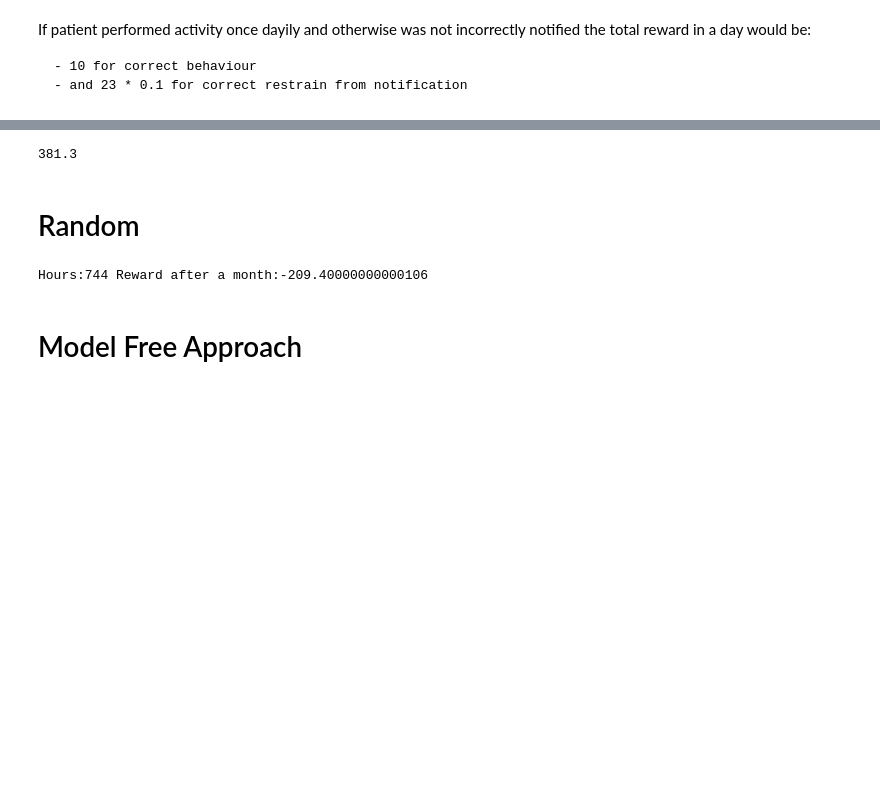
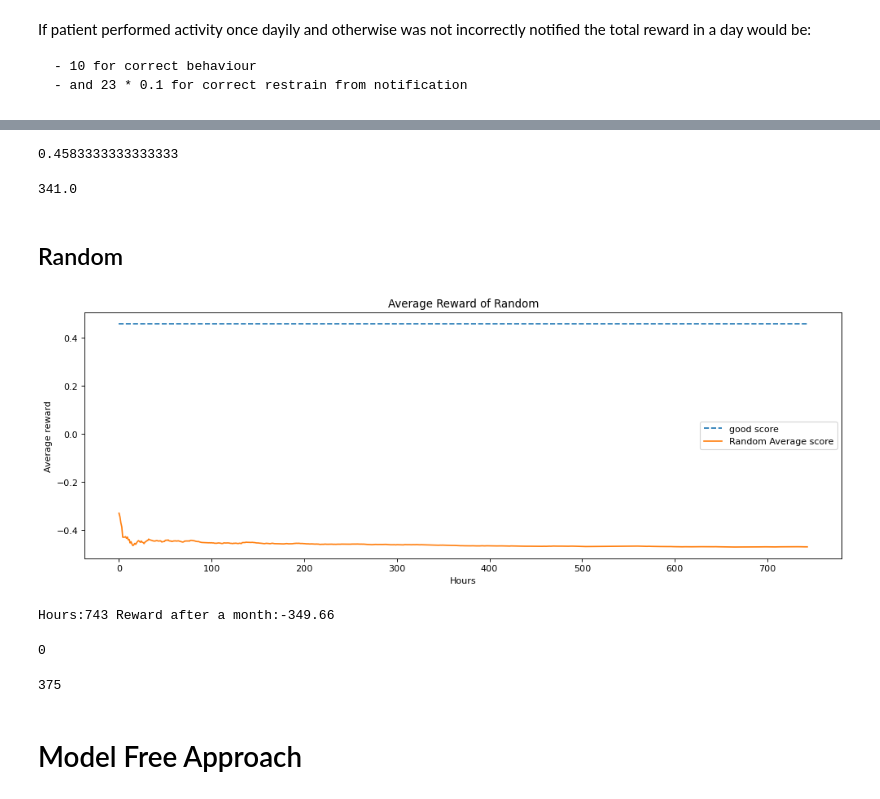
Before and after one commit to sysmon37/aibi-dhi-simulator, a Jupyter notebook: BasicPatient.ipynb, the cells around one changed output, grey strips where cells are left out. Cells and saved outputs as stored; diff of their text form; code cells hidden in the pictures; blank space fills up the shorter version.

Commit message:
simplified time and weekday representation , simplified action space

```diff
--- a/BasicPatient.ipynb
+++ b/BasicPatient.ipynb
@@ -19,7 +22,7 @@ If patient performed activity once dayily and otherwise was not incorrectly noti
     - 10 for correct behaviour
     - and 23 * 0.1 for correct restrain from notification
 # %%
-DAyilyGoodReward = 10 + 23 * 0.1
+DAyilyGoodReward = 1* 11 + 23 * 0.0
 # %%
 DAyilyGoodReward
 # %% [output]
@@ -27,24 +30,64 @@ DAyilyGoodReward
+# %%
+goodAverage = DAyilyGoodReward/24
+# %%
+goodAverage
+# %% [output]
+0.4583333333333333
 # %%
-DAyilyGoodReward * 31
+DAyilyGoodReward * 31 # month
 # %% [output]
-381.3
+341.0
 # %% [markdown]
-# Random
+
+## Random
-# %%
-hours = 24 * 31
-total_reward = 0
-for episode in range(1, hours+1):
-#     state = testPatient.reset()
-
-    prompt = random.choice([0,1])
-    activity_difficulty = random.choice([0,1])
-    activity_length = random.choice([0,1])
-    action = (prompt, activity_difficulty, activity_length )
-    state, reward= testPatient.step(action)
-    total_reward+=reward
-
-print('Hours:{} Reward after a month:{}'.format(episode, total_reward))
-# %% [output]
-Hours:744 Reward after a month:-209.40000000000106
+# %%
+hours = 24 * 31
+
+num_runs = 100
+all_averages = []
+T = []
+perVsuggested = []
+for run in tqdm(range(num_runs)):
+    testPatient = Patient(20, True)
+    scores = [0]
+    averages = []
+    total_reward = 0
+    for h in range(0, hours):
+    #     state = testPatient.reset()
+
+        prompt = random.choice([0,1])
+        activity_length = random.choice([0,1])
+        action = (prompt, activity_length)
+        state, reward= testPatient.step(action)
+        total_reward+=reward
+        scores.append(scores[-1] + reward)
+        averages.append(scores[-1] / (h + 1))
+
+    perVsuggested.append(sum(testPatient.activity_performed)/sum(testPatient.activity_suggested) )
+    all_averages.append(averages)
+    T.append(total_reward)
+
+plt.figure(figsize=(15, 5), dpi= 80, facecolor='w', edgecolor='k')
+plt.plot([goodAverage for _ in range(hours)], linestyle="--")
+plt.plot(np.mean(all_averages, axis=0))
+plt.legend(["good score", "Random Average score"])
+plt.title("Average Reward of Random")
+plt.xlabel("Hours")
+plt.ylabel("Average reward")
+plt.show()
+greedy_scores = np.mean(all_averages, axis=0)
+
+print('Hours:{} Reward after a month:{}'.format(h, np.mean(T)))
+# %% [output]
+[figure, added]
+Hours:743 Reward after a month:-349.66
+# %%
+sum(testPatient.activity_performed)
+# %% [output]
+0
+# %%
+sum(testPatient.activity_suggested)
+# %% [output]
+375
 # %% [markdown]
 # Model Free Approach
```
Also changed, not shown: parts of 27 cells of this notebook, 1 other file.
